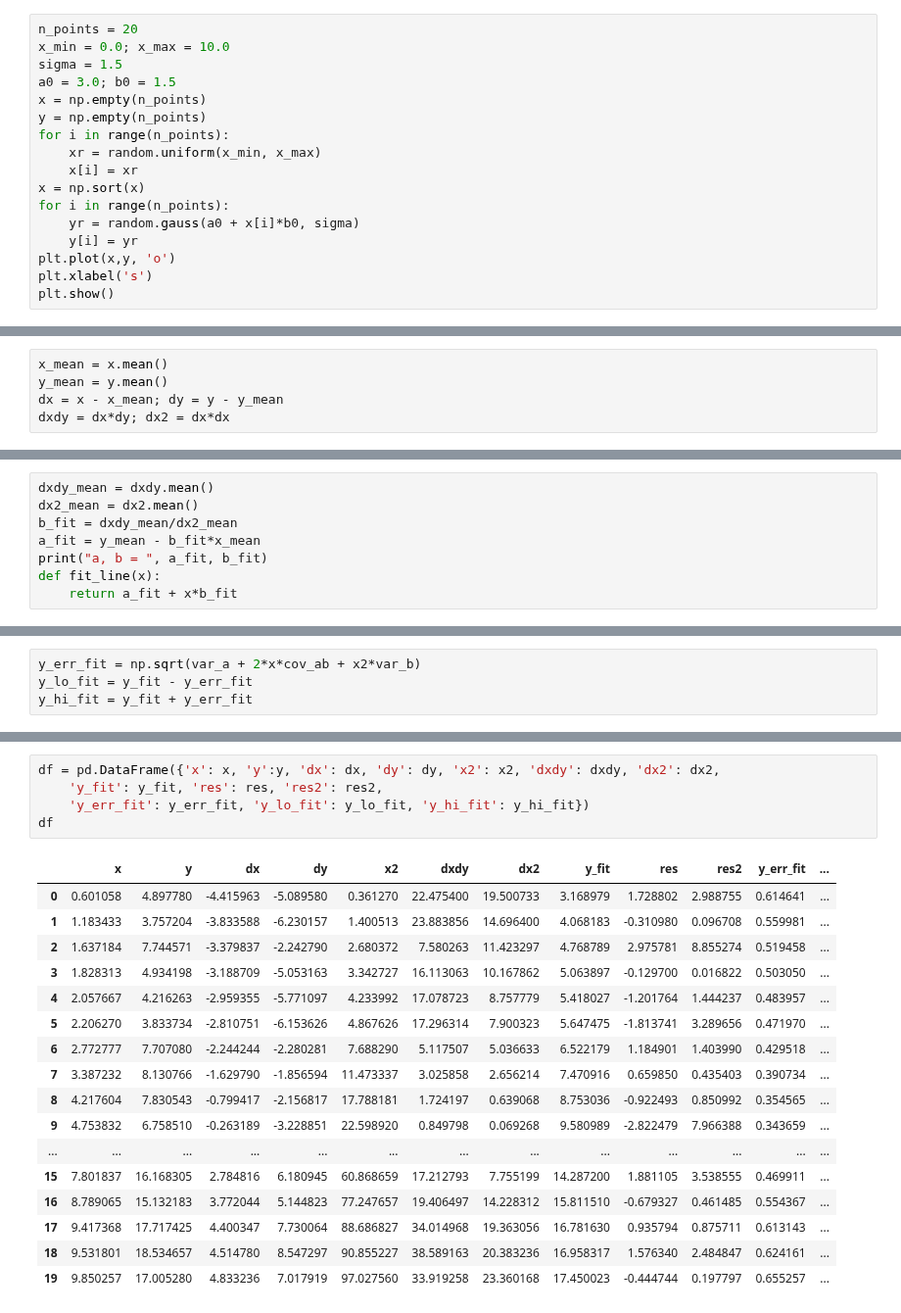
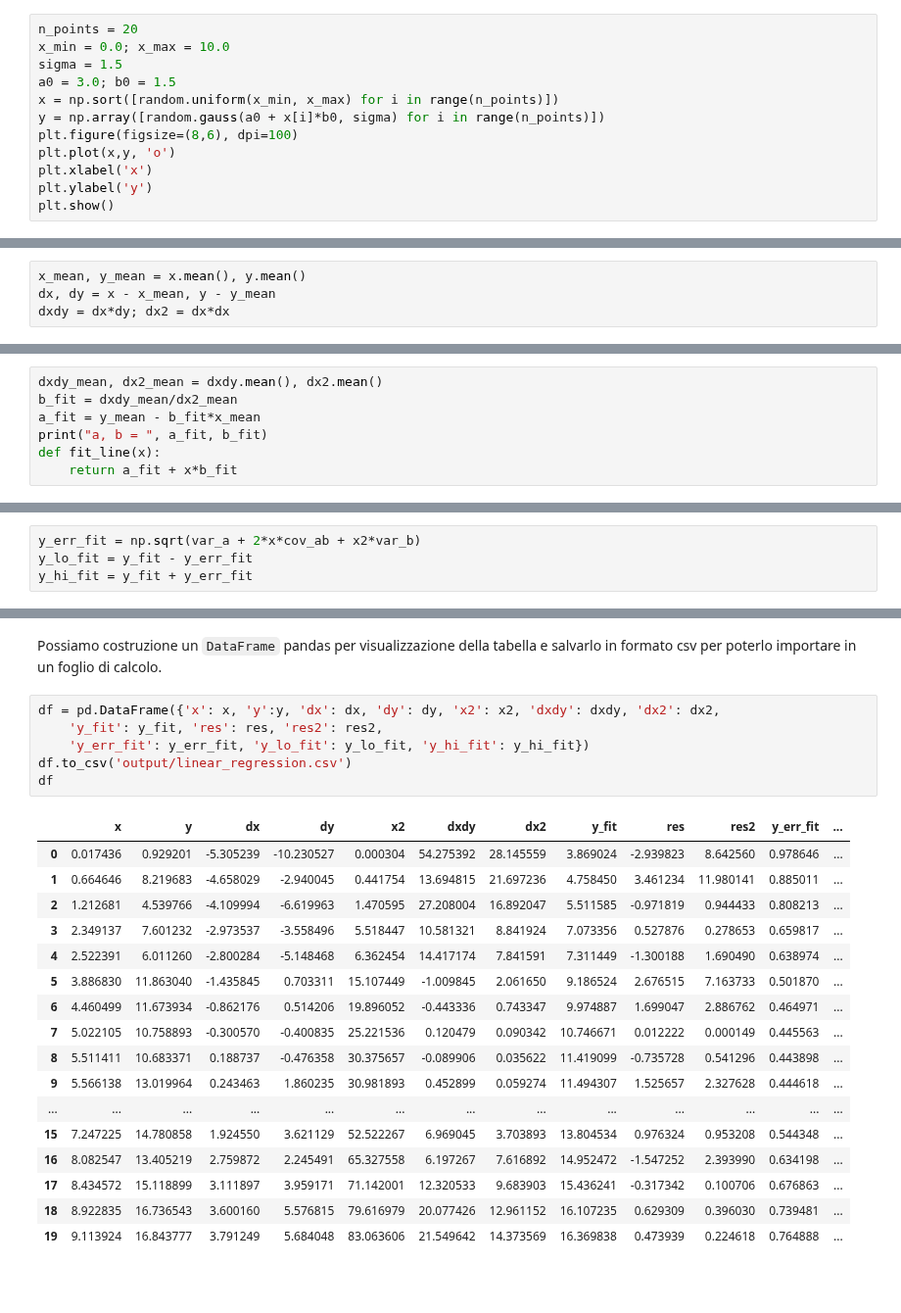
Before and after one commit to lucalista/analisi-dati-2021, a Jupyter notebook: 15.03.00__Regressione_lineare.ipynb, the cells around one changed output, grey strips where cells are left out. Shown at 98% size. Cells and saved outputs as stored; diff of their text form; blank space fills up the shorter version.

````diff
--- a/15.03.00__Regressione_lineare.ipynb
+++ b/15.03.00__Regressione_lineare.ipynb
@@ -241,16 +241,11 @@ n_points = 20
 x_min = 0.0; x_max = 10.0
 sigma = 1.5
 a0 = 3.0; b0 = 1.5
-x = np.empty(n_points)
-y = np.empty(n_points)
-for i in range(n_points):
-    xr = random.uniform(x_min, x_max)
-    x[i] = xr
-x = np.sort(x)
-for i in range(n_points):
-    yr = random.gauss(a0 + x[i]*b0, sigma)
-    y[i] = yr
+x = np.sort([random.uniform(x_min, x_max) for i in range(n_points)])
+y = np.array([random.gauss(a0 + x[i]*b0, sigma) for i in range(n_points)])
+plt.figure(figsize=(8,6), dpi=100)
 plt.plot(x,y, 'o')
-plt.xlabel('s')
+plt.xlabel('x')
+plt.ylabel('y')
 plt.show()
 # %% [output]
@@ -258,15 +253,13 @@ plt.show()
 # %% [markdown]
 Calcolo della media di $x$ e $y$ e dei vettori con le deviazioni
 # %%
-x_mean = x.mean()
-y_mean = y.mean()
-dx = x - x_mean; dy = y - y_mean
+x_mean, y_mean = x.mean(), y.mean()
+dx, dy = x - x_mean, y - y_mean
 dxdy = dx*dy; dx2 = dx*dx
 # %% [markdown]
 Calcolo dei coefficienti del fit
 # %%
-dxdy_mean = dxdy.mean()
-dx2_mean = dx2.mean()
+dxdy_mean, dx2_mean = dxdy.mean(), dx2.mean()
 b_fit = dxdy_mean/dx2_mean
 a_fit = y_mean - b_fit*x_mean
 print("a, b = ", a_fit, b_fit)
@@ -351,23 +348,26 @@ Costruzione del dataframe pandas per visualizzazione della tabella
+# %% [markdown]
+Possiamo costruzione un ```DataFrame``` pandas per visualizzazione della tabella e salvarlo in formato csv per poterlo importare in un foglio di calcolo.
 # %%
 df = pd.DataFrame({'x': x, 'y':y, 'dx': dx, 'dy': dy, 'x2': x2, 'dxdy': dxdy, 'dx2': dx2,
     'y_fit': y_fit, 'res': res, 'res2': res2,
     'y_err_fit': y_err_fit, 'y_lo_fit': y_lo_fit, 'y_hi_fit': y_hi_fit})
+df.to_csv('output/linear_regression.csv')
 df
 # %% [output]
 |  | x | y | dx | dy | x2 | dxdy | dx2 | y_fit | res | res2 | y_err_fit | ... |
-| 0 | 0.601058 | 4.897780 | -4.415963 | -5.089580 | 0.361270 | 22.475400 | 19.500733 | 3.168979 | 1.728802 | 2.988755 | 0.614641 | ... |
-| 1 | 1.183433 | 3.757204 | -3.833588 | -6.230157 | 1.400513 | 23.883856 | 14.696400 | 4.068183 | -0.310980 | 0.096708 | 0.559981 | ... |
-| 2 | 1.637184 | 7.744571 | -3.379837 | -2.242790 | 2.680372 | 7.580263 | 11.423297 | 4.768789 | 2.975781 | 8.855274 | 0.519458 | ... |
-| 3 | 1.828313 | 4.934198 | -3.188709 | -5.053163 | 3.342727 | 16.113063 | 10.167862 | 5.063897 | -0.129700 | 0.016822 | 0.503050 | ... |
-| 4 | 2.057667 | 4.216263 | -2.959355 | -5.771097 | 4.233992 | 17.078723 | 8.757779 | 5.418027 | -1.201764 | 1.444237 | 0.483957 | ... |
-| 5 | 2.206270 | 3.833734 | -2.810751 | -6.153626 | 4.867626 | 17.296314 | 7.900323 | 5.647475 | -1.813741 | 3.289656 | 0.471970 | ... |
-| 6 | 2.772777 | 7.707080 | -2.244244 | -2.280281 | 7.688290 | 5.117507 | 5.036633 | 6.522179 | 1.184901 | 1.403990 | 0.429518 | ... |
-| 7 | 3.387232 | 8.130766 | -1.629790 | -1.856594 | 11.473337 | 3.025858 | 2.656214 | 7.470916 | 0.659850 | 0.435403 | 0.390734 | ... |
-| 8 | 4.217604 | 7.830543 | -0.799417 | -2.156817 | 17.788181 | 1.724197 | 0.639068 | 8.753036 | -0.922493 | 0.850992 | 0.354565 | ... |
-| 9 | 4.753832 | 6.758510 | -0.263189 | -3.228851 | 22.598920 | 0.849798 | 0.069268 | 9.580989 | -2.822479 | 7.966388 | 0.343659 | ... |
+| 0 | 0.017436 | 0.929201 | -5.305239 | -10.230527 | 0.000304 | 54.275392 | 28.145559 | 3.869024 | -2.939823 | 8.642560 | 0.978646 | ... |
+| 1 | 0.664646 | 8.219683 | -4.658029 | -2.940045 | 0.441754 | 13.694815 | 21.697236 | 4.758450 | 3.461234 | 11.980141 | 0.885011 | ... |
+| 2 | 1.212681 | 4.539766 | -4.109994 | -6.619963 | 1.470595 | 27.208004 | 16.892047 | 5.511585 | -0.971819 | 0.944433 | 0.808213 | ... |
+| 3 | 2.349137 | 7.601232 | -2.973537 | -3.558496 | 5.518447 | 10.581321 | 8.841924 | 7.073356 | 0.527876 | 0.278653 | 0.659817 | ... |
+| 4 | 2.522391 | 6.011260 | -2.800284 | -5.148468 | 6.362454 | 14.417174 | 7.841591 | 7.311449 | -1.300188 | 1.690490 | 0.638974 | ... |
+| 5 | 3.886830 | 11.863040 | -1.435845 | 0.703311 | 15.107449 | -1.009845 | 2.061650 | 9.186524 | 2.676515 | 7.163733 | 0.501870 | ... |
+| 6 | 4.460499 | 11.673934 | -0.862176 | 0.514206 | 19.896052 | -0.443336 | 0.743347 | 9.974887 | 1.699047 | 2.886762 | 0.464971 | ... |
+| 7 | 5.022105 | 10.758893 | -0.300570 | -0.400835 | 25.221536 | 0.120479 | 0.090342 | 10.746671 | 0.012222 | 0.000149 | 0.445563 | ... |
+| 8 | 5.511411 | 10.683371 | 0.188737 | -0.476358 | 30.375657 | -0.089906 | 0.035622 | 11.419099 | -0.735728 | 0.541296 | 0.443898 | ... |
+| 9 | 5.566138 | 13.019964 | 0.243463 | 1.860235 | 30.981893 | 0.452899 | 0.059274 | 11.494307 | 1.525657 | 2.327628 | 0.444618 | ... |
 | ... | ... | ... | ... | ... | ... | ... | ... | ... | ... | ... | ... | ... |
-| 15 | 7.801837 | 16.168305 | 2.784816 | 6.180945 | 60.868659 | 17.212793 | 7.755199 | 14.287200 | 1.881105 | 3.538555 | 0.469911 | ... |
-| 16 | 8.789065 | 15.132183 | 3.772044 | 5.144823 | 77.247657 | 19.406497 | 14.228312 | 15.811510 | -0.679327 | 0.461485 | 0.554367 | ... |
-| 17 | 9.417368 | 17.717425 | 4.400347 | 7.730064 | 88.686827 | 34.014968 | 19.363056 | 16.781630 | 0.935794 | 0.875711 | 0.613143 | ... |
-| 18 | 9.531801 | 18.534657 | 4.514780 | 8.547297 | 90.855227 | 38.589163 | 20.383236 | 16.958317 | 1.576340 | 2.484847 | 0.624161 | ... |
-| 19 | 9.850257 | 17.005280 | 4.833236 | 7.017919 | 97.027560 | 33.919258 | 23.360168 | 17.450023 | -0.444744 | 0.197797 | 0.655257 | ... |
+| 15 | 7.247225 | 14.780858 | 1.924550 | 3.621129 | 52.522267 | 6.969045 | 3.703893 | 13.804534 | 0.976324 | 0.953208 | 0.544348 | ... |
+| 16 | 8.082547 | 13.405219 | 2.759872 | 2.245491 | 65.327558 | 6.197267 | 7.616892 | 14.952472 | -1.547252 | 2.393990 | 0.634198 | ... |
+| 17 | 8.434572 | 15.118899 | 3.111897 | 3.959171 | 71.142001 | 12.320533 | 9.683903 | 15.436241 | -0.317342 | 0.100706 | 0.676863 | ... |
+| 18 | 8.922835 | 16.736543 | 3.600160 | 5.576815 | 79.616979 | 20.077426 | 12.961152 | 16.107235 | 0.629309 | 0.396030 | 0.739481 | ... |
+| 19 | 9.113924 | 16.843777 | 3.791249 | 5.684048 | 83.063606 | 21.549642 | 14.373569 | 16.369838 | 0.473939 | 0.224618 | 0.764888 | ... |
````
Also changed, not shown: parts of 9 cells of this notebook.
